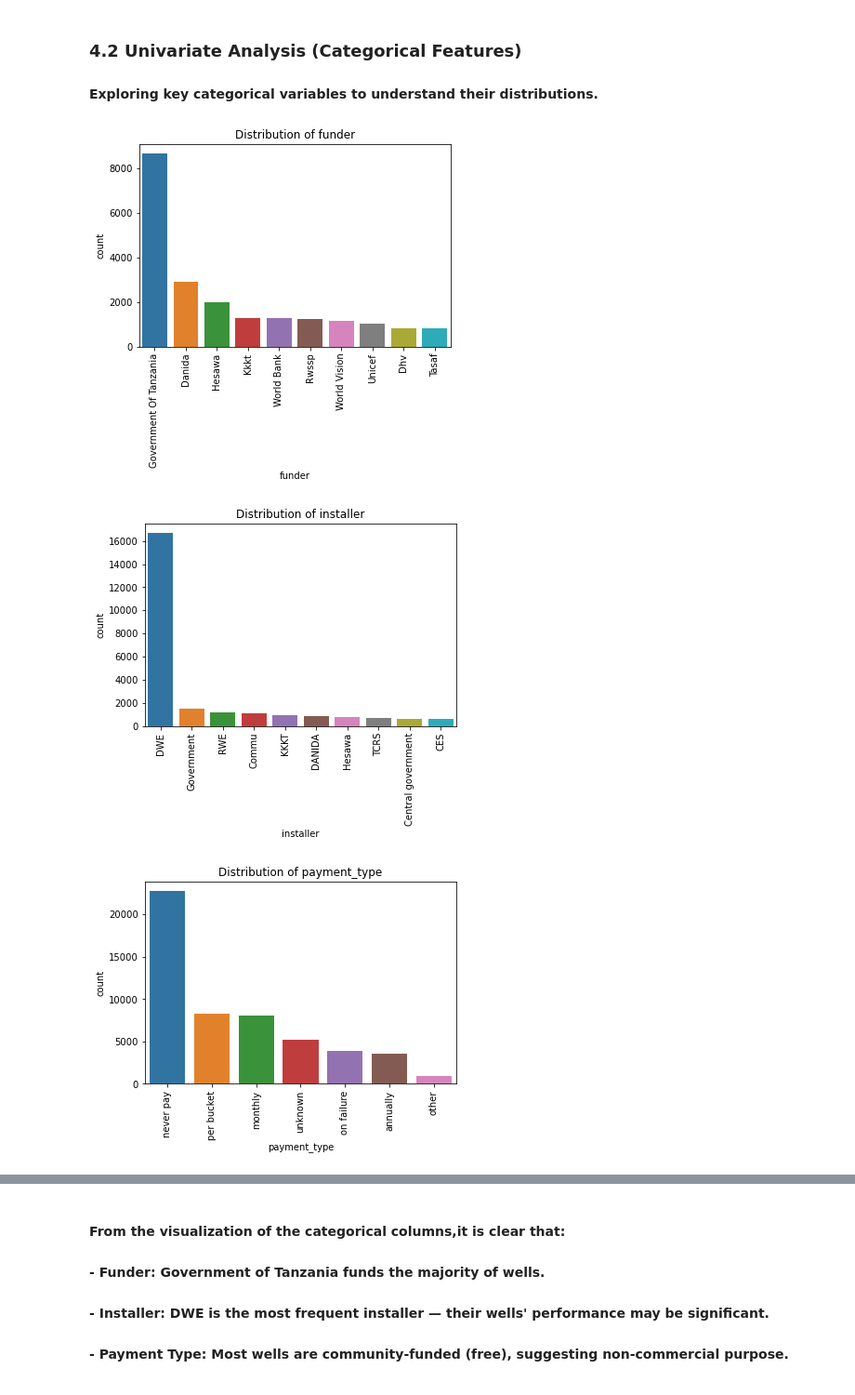
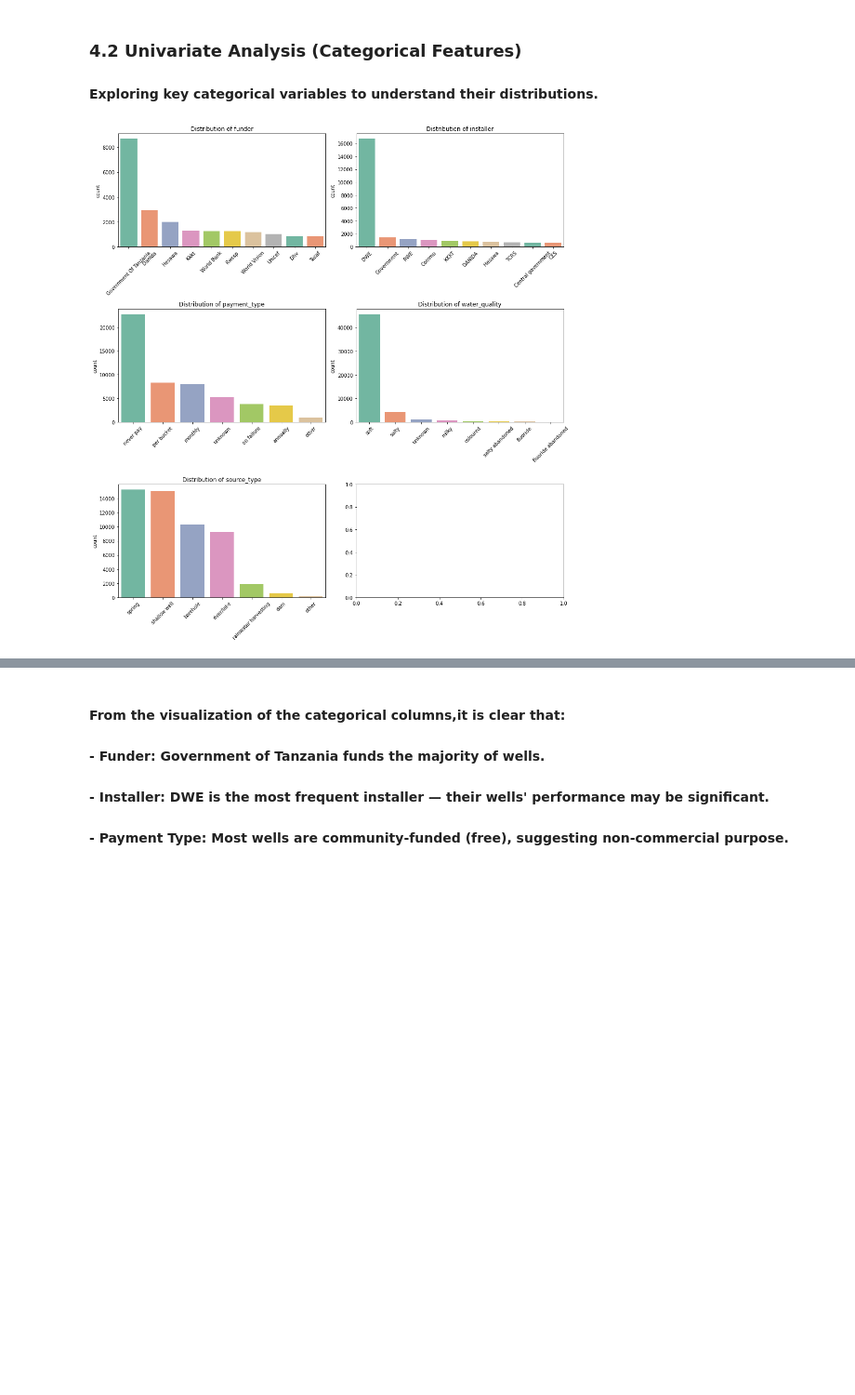
Before and after one commit to CharityPM/tanzanian-water-wells-prediction, a Jupyter notebook: waterwellsprediction.ipynb, the cells around one changed output, grey strips where cells are left out. Shown: that part at 93% size. Drawn from its saved outputs; the diff is of its cells as text; code cells hidden in the pictures; blank space fills up the shorter version.

```diff
--- a/waterwellsprediction.ipynb
+++ b/waterwellsprediction.ipynb
@@ -262,16 +262,28 @@ Name: status_binary, dtype: float64
 ### 4.2 **Univariate Analysis (Categorical Features)**
 #### Exploring key categorical variables to understand their distributions.
 # %%
-
+# visualizing Catogorical variables
+# Drop ID column
 if 'id' in df.columns:
     df = df.drop(columns=['id'])
-categorical_cols = df.select_dtypes(include='object').columns.tolist()
-for col in ['funder','installer', 'payment_type', 'water_quality', 'source_type']:
-    sns.countplot(data=df, x=col, order=df[col].value_counts().iloc[:10].index)
-    plt.title(f'Distribution of {col}')
-    plt.xticks(rotation=90)
-    plt.show()
+
+# Categorical columns to visualize
+categorical_cols = ['funder', 'installer', 'payment_type', 'water_quality', 'source_type']
+
+# Setup the subplot grid
+num_plots = len(categorical_cols)
+cols = 2
+rows = (num_plots + cols - 1) // cols
+fig, axes = plt.subplots(rows, cols, figsize=(14, 5 * rows))
+axes = axes.flatten()  # Flatten to 1D array for easy indexing
+
+for i, col in enumerate(categorical_cols):
+    top10 = df[col].value_counts().iloc[:10].index
+    sns.countplot(data=df, x=col, order=top10, ax=axes[i], palette='Set2')
+    axes[i].set_title(f'Distribution of {col}')
+    axes[i].set_xlabel("")
+    axes[i].tick_params(axis='x', rotation=45)
+plt.tight_layout()
+plt.show()
 # %% [output]
-[figure, old version]
+[figure, new version]
-[figure, removed]
-[figure, removed]
```
Also changed, not shown: parts of 15 cells of this notebook.
